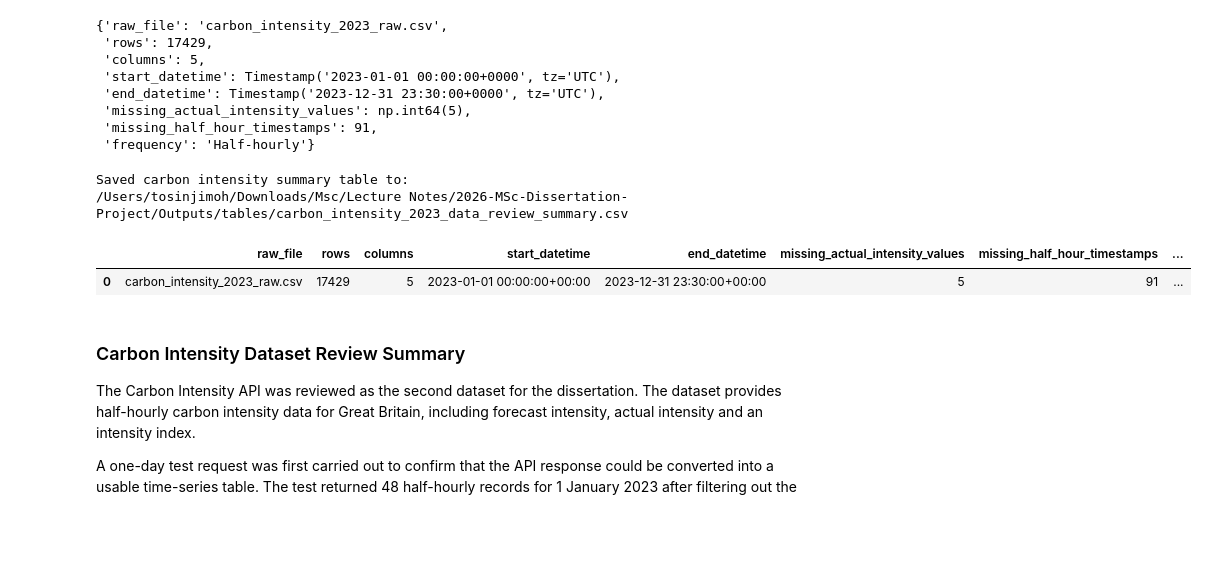
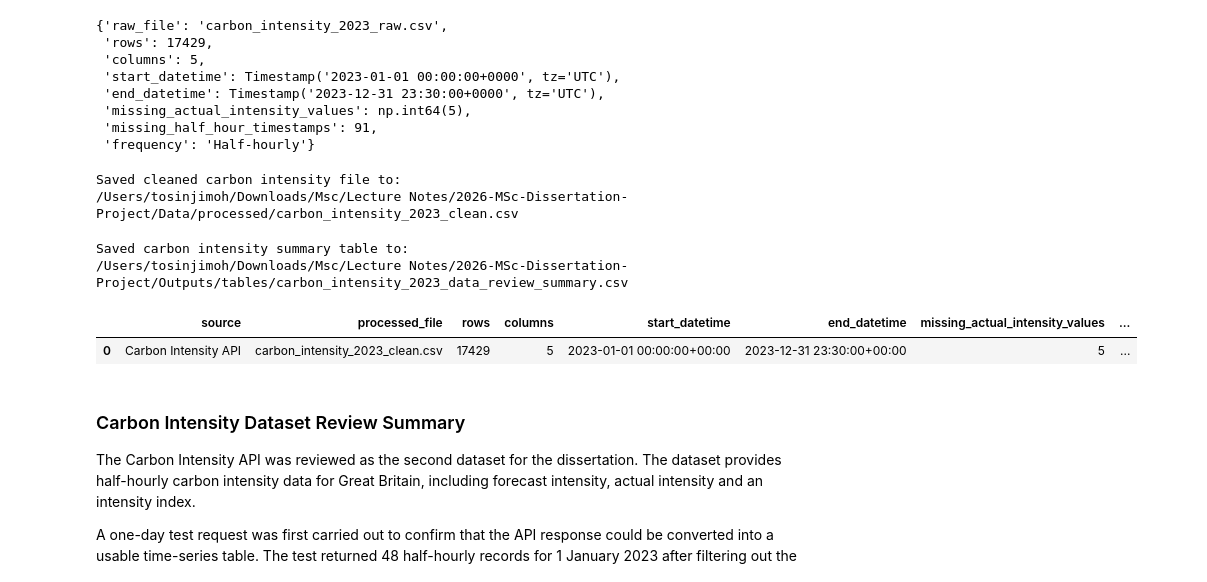
Before and after one commit to Oluwatosin-jimoh/2026-MSc-Dissertation-Project, a Jupyter notebook: Notebooks/01_data_source_review.ipynb, the cells around one changed output. Drawn from its saved outputs; the diff is of its cells as text; code cells hidden in the pictures; blank space fills up the shorter version.

```diff
--- a/Notebooks/01_data_source_review.ipynb
+++ b/Notebooks/01_data_source_review.ipynb
@@ -1091,36 +1106,53 @@ carbon_summary
  'missing_actual_intensity_values': np.int64(5),
  'missing_half_hour_timestamps': 91,
  'frequency': 'Half-hourly'}
+# %%
+# Save the cleaned full-year carbon intensity dataset into Data/processed
+
+processed_folder = Path.cwd().parent / "Data" / "processed"
+processed_folder.mkdir(parents=True, exist_ok=True)
+
+carbon_processed_file = processed_folder / "carbon_intensity_2023_clean.csv"
+
+carbon_2023_clean.to_csv(carbon_processed_file, index=False)
+
+print("Saved cleaned carbon intensity file to:")
+print(carbon_processed_file)
+# %% [output]
+Saved cleaned carbon intensity file to:
+/Users/tosinjimoh/Downloads/Msc/Lecture Notes/2026-MSc-Dissertation-Project/Data/processed/carbon_intensity_2023_clean.csv
 # %%
 # Save the carbon intensity data review summary
 
 tables_folder = Path.cwd().parent / "Outputs" / "tables"
 tables_folder.mkdir(parents=True, exist_ok=True)
 
 carbon_summary_table = pd.DataFrame([{
-    "raw_file": "carbon_intensity_2023_raw.csv",
+    "source": "Carbon Intensity API",
+    "processed_file": "carbon_intensity_2023_clean.csv",
     "rows": carbon_2023_clean.shape[0],
     "columns": carbon_2023_clean.shape[1],
     "start_datetime": carbon_2023_clean["from"].min(),
     "end_datetime": carbon_2023_clean["from"].max(),
     "missing_actual_intensity_values": carbon_2023_clean["actual_intensity"].isna().sum(),
     "missing_half_hour_timestamps": len(missing_datetimes),
-    "frequency": "Half-hourly"
+    "frequency": "Half-hourly",
+    "unit": "gCO2/kWh"
 }])
 
 carbon_summary_file = tables_folder / "carbon_intensity_2023_data_review_summary.csv"
 
 carbon_summary_table.to_csv(carbon_summary_file, index=False)
 
 print("Saved carbon intensity summary table to:")
 print(carbon_summary_file)
 
 carbon_summary_table
 # %% [output]
 Saved carbon intensity summary table to:
 /Users/tosinjimoh/Downloads/Msc/Lecture Notes/2026-MSc-Dissertation-Project/Outputs/tables/carbon_intensity_2023_data_review_summary.csv
-|  | raw_file | rows | columns | start_datetime | end_datetime | missing_actual_intensity_values | missing_half_hour_timestamps | ... |
-| 0 | carbon_intensity_2023_raw.csv | 17429 | 5 | 2023-01-01 00:00:00+00:00 | 2023-12-31 23:30:00+00:00 | 5 | 91 | ... |
+|  | source | processed_file | rows | columns | start_datetime | end_datetime | missing_actual_intensity_values | ... |
+| 0 | Carbon Intensity API | carbon_intensity_2023_clean.csv | 17429 | 5 | 2023-01-01 00:00:00+00:00 | 2023-12-31 23:30:00+00:00 | 5 | ... |
 # %% [markdown]
 ### Carbon Intensity Dataset Review Summary
 
```
Also changed, not shown: parts of 2 cells of this notebook.
